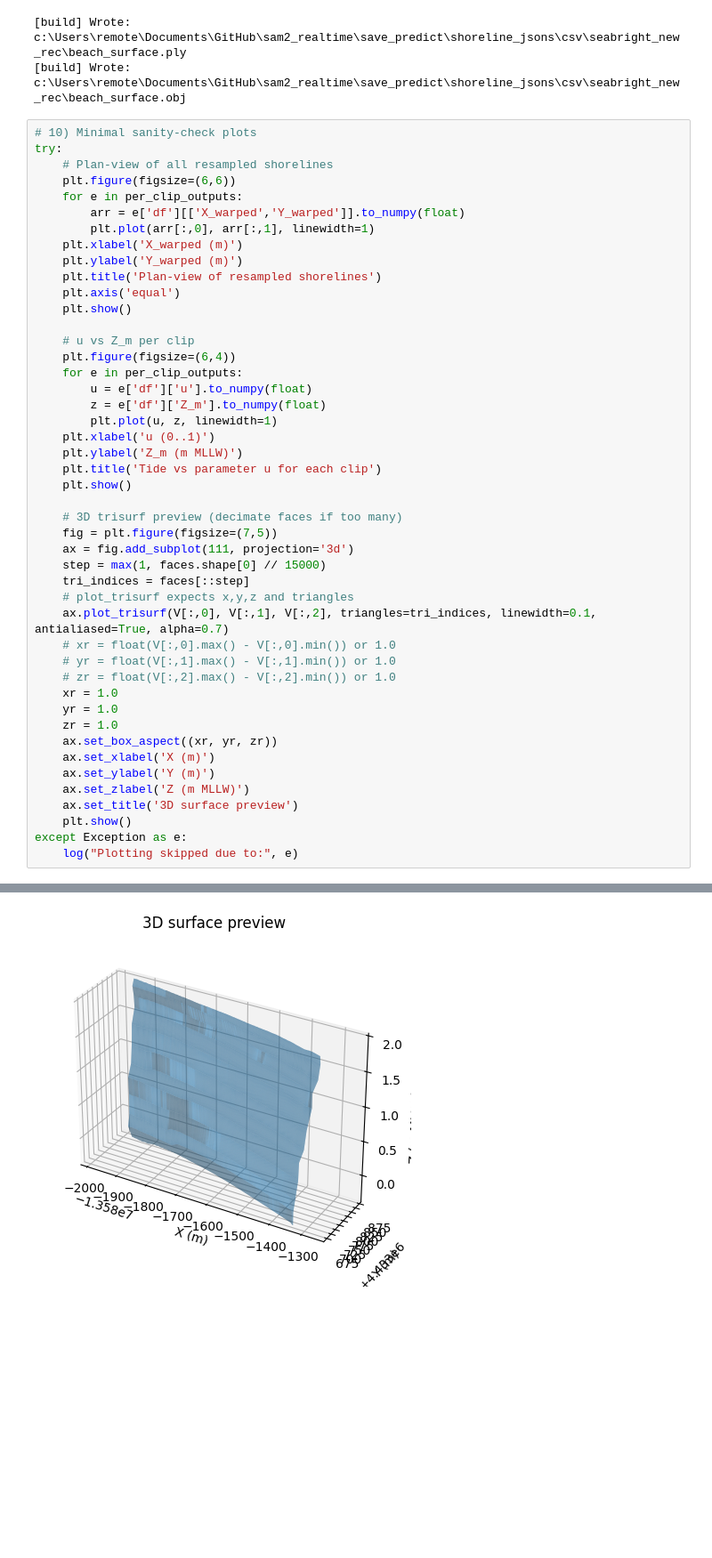
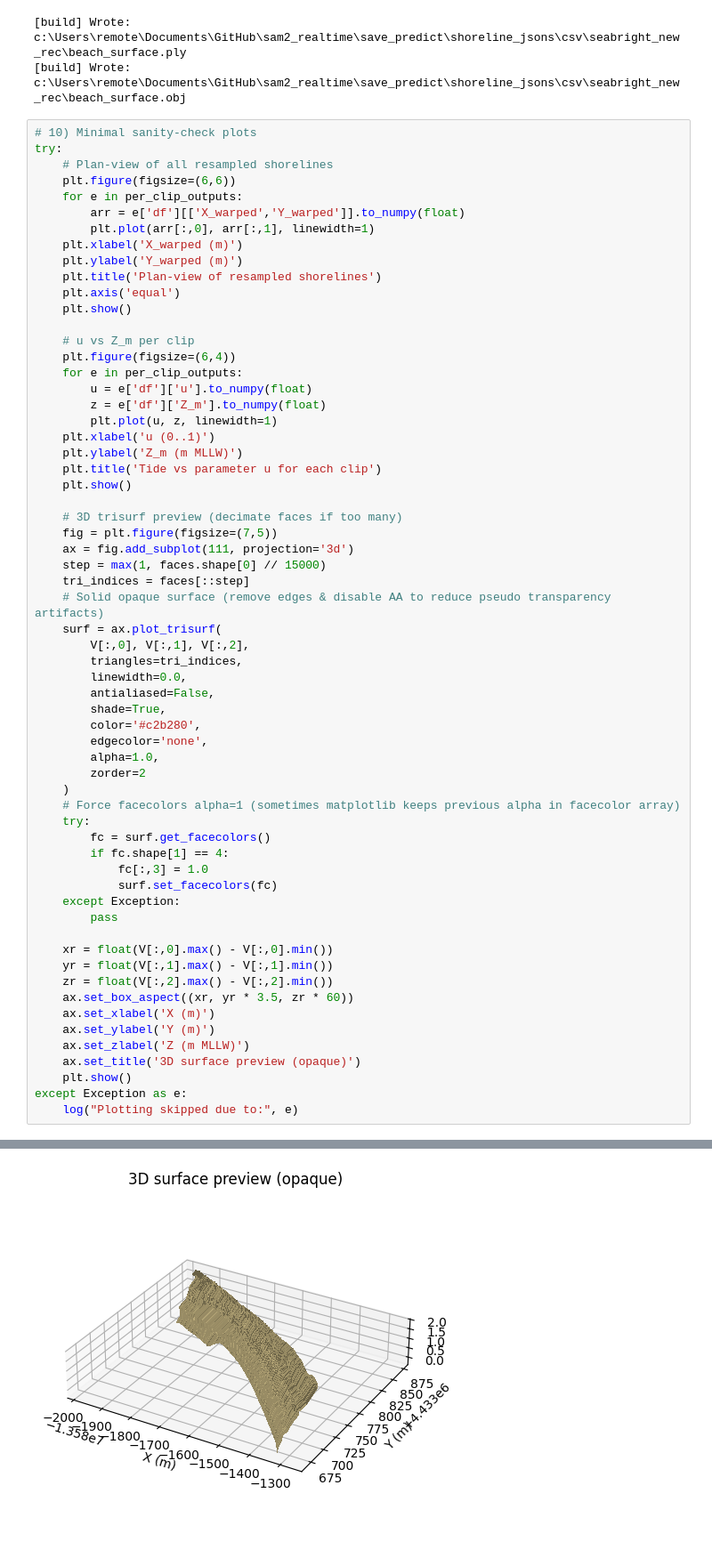
Before and after one commit to Mayuzh/sam2_realtime, a Jupyter notebook: notebooks/build_beach_surface.ipynb, the cells around one changed output, grey strips where cells are left out. Shown at 89% size. Cells and saved outputs as stored; diff of their text form; blank space fills up the shorter version.

```diff
--- a/notebooks/build_beach_surface.ipynb
+++ b/notebooks/build_beach_surface.ipynb
@@ -437,41 +438,57 @@ try:
     plt.ylabel('Y_warped (m)')
     plt.title('Plan-view of resampled shorelines')
     plt.axis('equal')
     plt.show()
 
     # u vs Z_m per clip
     plt.figure(figsize=(6,4))
     for e in per_clip_outputs:
         u = e['df']['u'].to_numpy(float)
         z = e['df']['Z_m'].to_numpy(float)
         plt.plot(u, z, linewidth=1)
     plt.xlabel('u (0..1)')
     plt.ylabel('Z_m (m MLLW)')
     plt.title('Tide vs parameter u for each clip')
     plt.show()
 
     # 3D trisurf preview (decimate faces if too many)
     fig = plt.figure(figsize=(7,5))
     ax = fig.add_subplot(111, projection='3d')
     step = max(1, faces.shape[0] // 15000)
     tri_indices = faces[::step]
-    # plot_trisurf expects x,y,z and triangles
-    ax.plot_trisurf(V[:,0], V[:,1], V[:,2], triangles=tri_indices, linewidth=0.1, antialiased=True, alpha=0.7)
-    # xr = float(V[:,0].max() - V[:,0].min()) or 1.0
-    # yr = float(V[:,1].max() - V[:,1].min()) or 1.0
-    # zr = float(V[:,2].max() - V[:,2].min()) or 1.0
-    xr = 1.0
-    yr = 1.0
-    zr = 1.0
-    ax.set_box_aspect((xr, yr, zr))
+    # Solid opaque surface (remove edges & disable AA to reduce pseudo transparency artifacts)
+    surf = ax.plot_trisurf(
+        V[:,0], V[:,1], V[:,2],
+        triangles=tri_indices,
+        linewidth=0.0,
+        antialiased=False,
+        shade=True,
+        color='#c2b280',
+        edgecolor='none',
+        alpha=1.0,
+        zorder=2
+    )
+    # Force facecolors alpha=1 (sometimes matplotlib keeps previous alpha in facecolor array)
+    try:
+        fc = surf.get_facecolors()
+        if fc.shape[1] == 4:
+            fc[:,3] = 1.0
+            surf.set_facecolors(fc)
+    except Exception:
+        pass
+
+    xr = float(V[:,0].max() - V[:,0].min())
+    yr = float(V[:,1].max() - V[:,1].min())
+    zr = float(V[:,2].max() - V[:,2].min())
+    ax.set_box_aspect((xr, yr * 3.5, zr * 60))
     ax.set_xlabel('X (m)')
     ax.set_ylabel('Y (m)')
     ax.set_zlabel('Z (m MLLW)')
-    ax.set_title('3D surface preview')
+    ax.set_title('3D surface preview (opaque)')
     plt.show()
 except Exception as e:
     log("Plotting skipped due to:", e)
 # %% [output]
 [figure]
 [figure]
-[figure, old version]
+[figure, new version]
```
Also changed, not shown: parts of 1 cell of this notebook.
